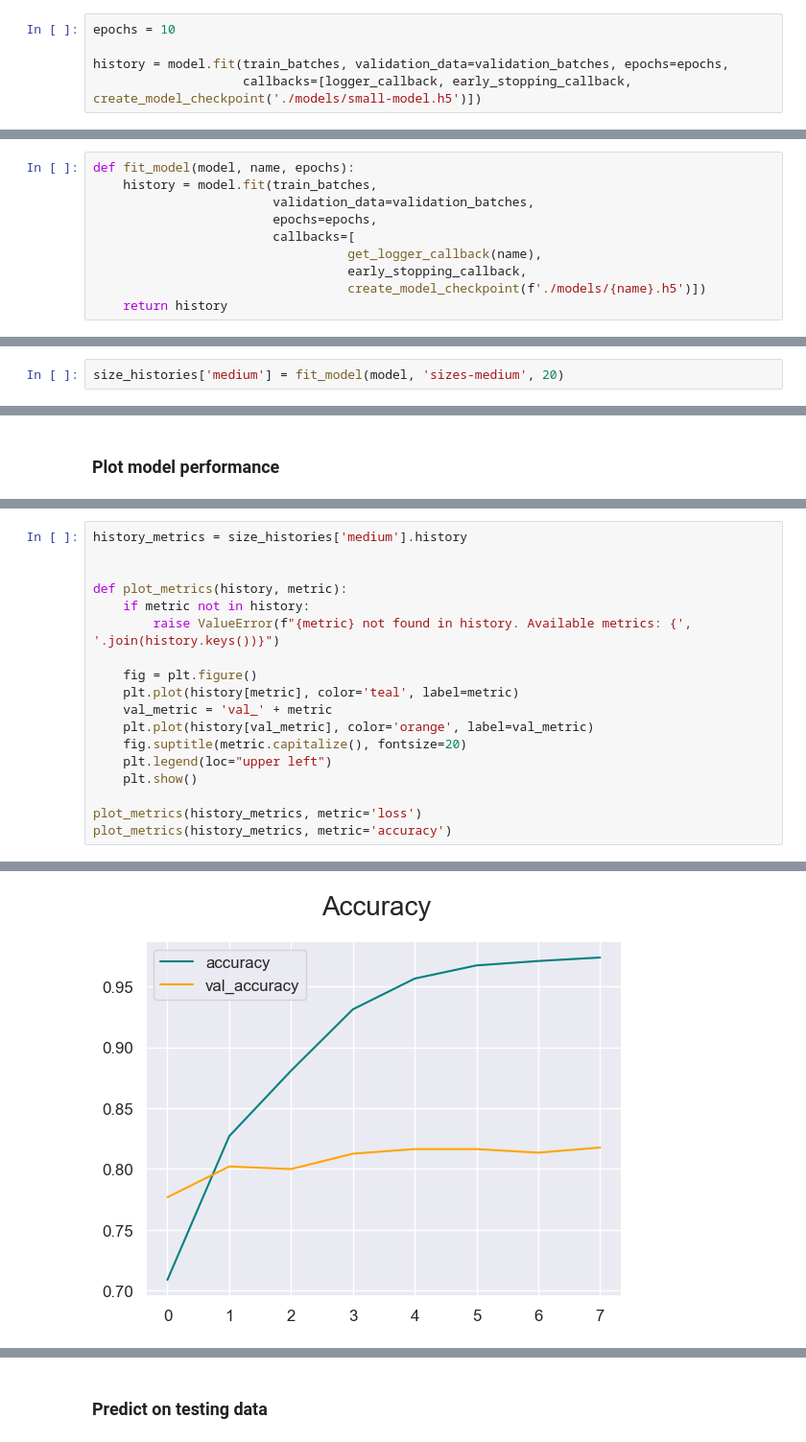
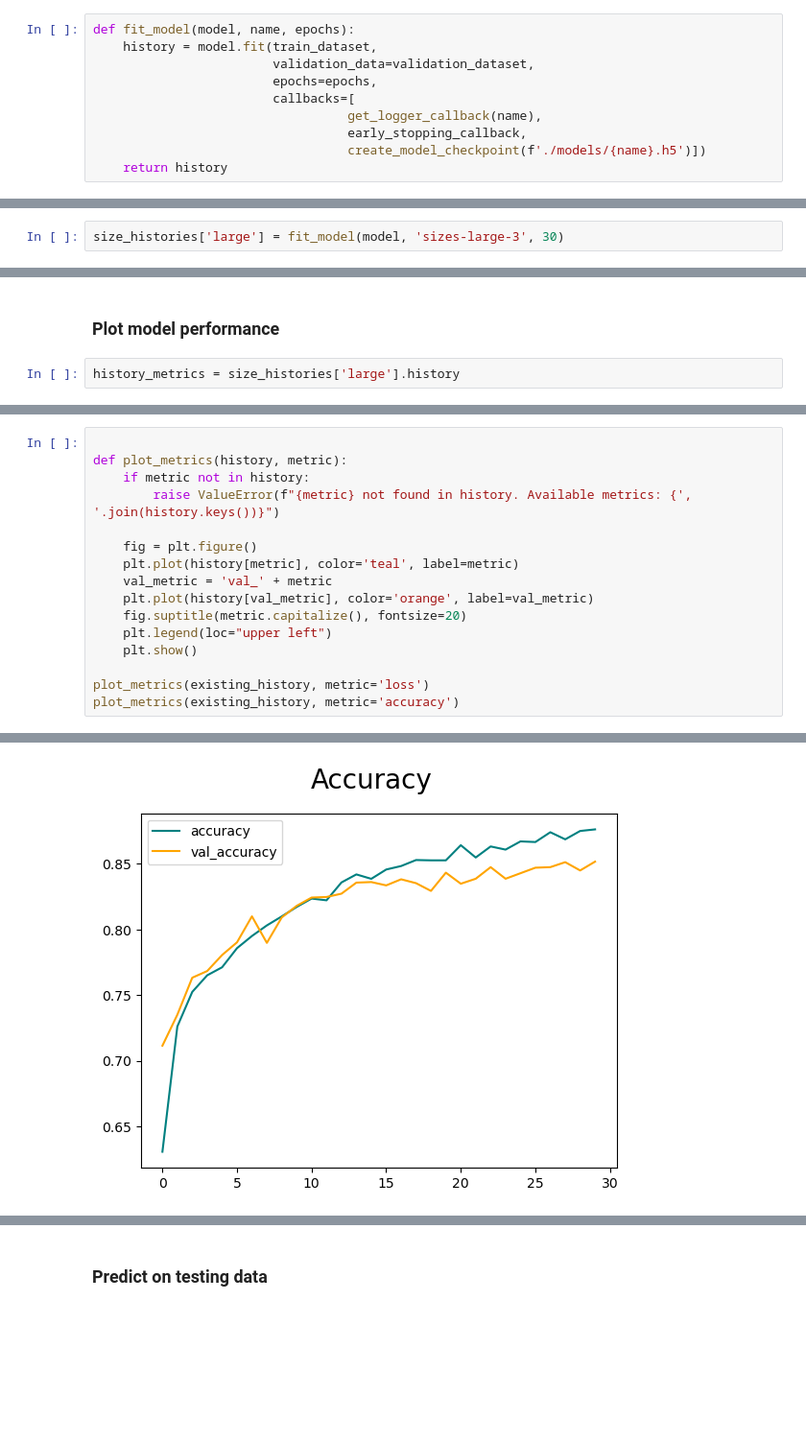
Before and after one commit to horialex/multi-label-image-classification, a Jupyter notebook: face-obstruction.ipynb, the cells around one changed output, grey strips where cells are left out. Shown at 96% size. Drawn from its saved outputs; the diff is of its cells as text; blank space fills up the shorter version.

```diff
--- a/face-obstruction.ipynb
+++ b/face-obstruction.ipynb
@@ -416,5 +535,10 @@ Found 1188 validated image filenames.
 # %%
-epochs = 10
-
-history = model.fit(train_batches, validation_data=validation_batches, epochs=epochs,
-                    callbacks=[logger_callback, early_stopping_callback, create_model_checkpoint('./models/small-model.h5')])
+def fit_model(model, name, epochs):
+    history = model.fit(train_dataset,
+                        validation_data=validation_dataset,
+                        epochs=epochs,
+                        callbacks=[
+                                  get_logger_callback(name),
+                                  early_stopping_callback,
+                                  create_model_checkpoint(f'./models/{name}.h5')])
+    return history
@@ -439,10 +544,0 @@ Epoch 8: val_accuracy did not improve from 0.80623
-# %%
-def fit_model(model, name, epochs):
-    history = model.fit(train_batches,
-                        validation_data=validation_batches,
-                        epochs=epochs,
-                        callbacks=[
-                                  get_logger_callback(name),
-                                  early_stopping_callback,
-                                  create_model_checkpoint(f'./models/{name}.h5')])
-    return history
@@ -449,5 +547,5 @@ def fit_model(model, name, epochs):
 # %%
 size_histories = {}
 # %%
-size_histories['medium'] = fit_model(model, 'sizes-medium', 20)
+size_histories['large'] = fit_model(model, 'sizes-large-3', 30)
 # %% [output]
@@ -471,2 +569,4 @@ Epoch 8: val_accuracy improved from 0.81634 to 0.81761, saving model to ./models
 # %% [markdown]
 ### Plot model performance
+# %%
+history_metrics = size_histories['large'].history
@@ -473,6 +637,4 @@ Epoch 8: val_accuracy improved from 0.81634 to 0.81761, saving model to ./models
 # %%
-history_metrics = size_histories['medium'].history
-
 
 def plot_metrics(history, metric):
     if metric not in history:
@@ -486,6 +648,6 @@ def plot_metrics(history, metric):
     plt.legend(loc="upper left")
     plt.show()
 
-plot_metrics(history_metrics, metric='loss')
-plot_metrics(history_metrics, metric='accuracy')
+plot_metrics(existing_history, metric='loss')
+plot_metrics(existing_history, metric='accuracy')
 # %% [output]
@@ -493 +655 @@ plot_metrics(history_metrics, metric='accuracy')
-[figure, old version]
+[figure, new version]
```
Also changed, not shown: parts of 51 cells of this notebook, 4 other files.
